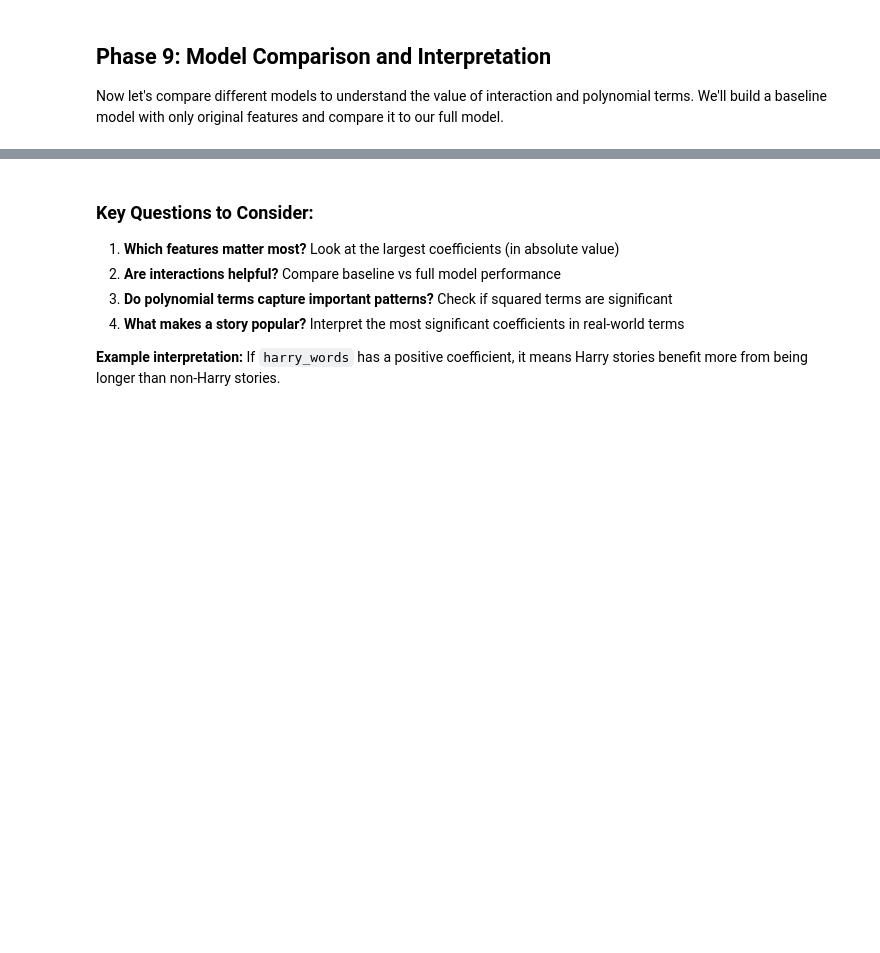
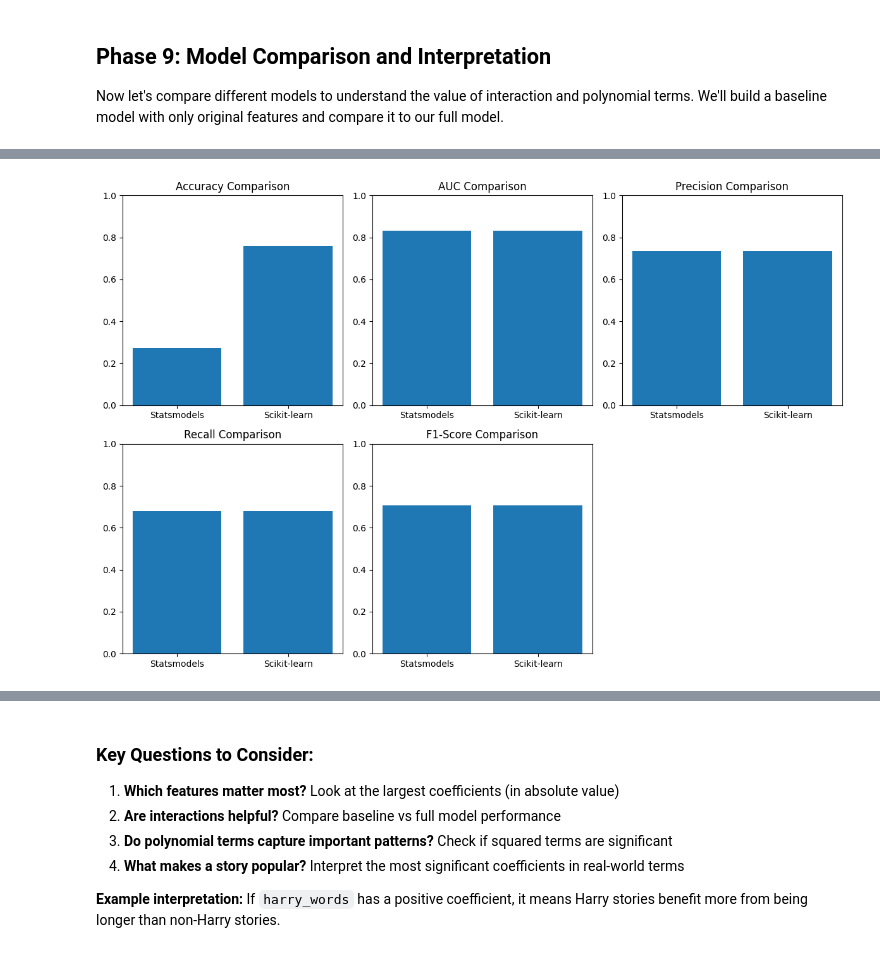
Before and after one commit to Tuminha/Harry-Potter, a Jupyter notebook: notebooks/harry_potter_logistic_regression.ipynb, the cells around one changed output, grey strips where cells are left out. Saved outputs shown, nothing was run; the diff lists cells and outputs as text; code cells hidden in the pictures; blank space fills up the shorter version.

```diff
--- a/notebooks/harry_potter_logistic_regression.ipynb
+++ b/notebooks/harry_potter_logistic_regression.ipynb
@@ -1048,3 +1048,12 @@ Now let's compare different models to understand the value of interaction and po
 # This will help you see the improvement from adding interaction and polynomial terms
 
 # Write your code here:
+model_baseline_sm = sm.Logit.from_formula("""
+    is_popular ~ log_words + harry + hermione + ron + draco + multiple + humor
+""", data=hp).fit()
+
+model_baseline_sk = LogisticRegression()
+model_baseline_sk.fit(X_train, y_train)
+
+print(model_baseline_sm.summary())
+print(model_baseline_sk.coef_)
@@ -1064,0 +1134,65 @@ Now let's compare different models to understand the value of interaction and po
+# %%
+# TODO: Compare model performance metrics
+# Hint: Calculate the same evaluation metrics for both baseline and full models
+# Compare: accuracy, AUC, precision, recall, F1-score
+# Create a comparison table or summary
+from sklearn.metrics import accuracy_score, roc_auc_score, precision_score, recall_score, f1_score
+
+# Statsmodels metrics
+accuracy_sm = model_baseline_sm.prsquared
+auc_sm = roc_auc_score(y_test, model_baseline_sm.predict(X_test))
+f1_sm = f1_score(y_test, y_pred)
+precision_sm = precision_score(y_test, y_pred)
+recall_sm = recall_score(y_test, y_pred)
+
+# Scikit-learn metrics
+accuracy_sk = accuracy_score(y_test, y_pred)
+auc_sk = roc_auc_score(y_test, y_pred_proba[:, 1])
+f1_sk = f1_score(y_test, y_pred)
+precision_sk = precision_score(y_test, y_pred)
+recall_sk = recall_score(y_test, y_pred)
+
+# Comparison table
+comparison_table = pd.DataFrame({
+    'Metric': ['Accuracy', 'AUC', 'Precision', 'Recall', 'F1-Score'],
+    'Statsmodels': [accuracy_sm, auc_sm, precision_sm, recall_sm, f1_sm],
+    'Scikit-learn': [accuracy_sk, auc_sk, precision_sk, recall_sk, f1_sk]
+})
+print(comparison_table)
+
+# Plot comparison
+plt.figure(figsize=(12, 8))
+
+# Plot accuracy
+plt.subplot(2, 3, 1)
+plt.bar(['Statsmodels', 'Scikit-learn'], [accuracy_sm, accuracy_sk])
+plt.title('Accuracy Comparison')
+plt.ylim(0, 1)
+
+# Plot AUC
+plt.subplot(2, 3, 2)
+plt.bar(['Statsmodels', 'Scikit-learn'], [auc_sm, auc_sk])
+plt.title('AUC Comparison')
+plt.ylim(0, 1)
+
+# Plot precision
+plt.subplot(2, 3, 3)
+plt.bar(['Statsmodels', 'Scikit-learn'], [precision_sm, precision_sk])
+plt.title('Precision Comparison')
+plt.ylim(0, 1)
+
+# Plot recall
+plt.subplot(2, 3, 4)
+plt.bar(['Statsmodels', 'Scikit-learn'], [recall_sm, recall_sk])
+plt.title('Recall Comparison')
+plt.ylim(0, 1)
+
+# Plot F1-score
+plt.subplot(2, 3, 5)
+plt.bar(['Statsmodels', 'Scikit-learn'], [f1_sm, f1_sk])
+plt.title('F1-Score Comparison')
+plt.ylim(0, 1)
+
+plt.tight_layout()
+plt.show()
+# %% [output]
@@ -1064,0 +1205 @@ Now let's compare different models to understand the value of interaction and po
+[figure, added]
```
Also changed, not shown: parts of 6 cells of this notebook, 2 other files.
